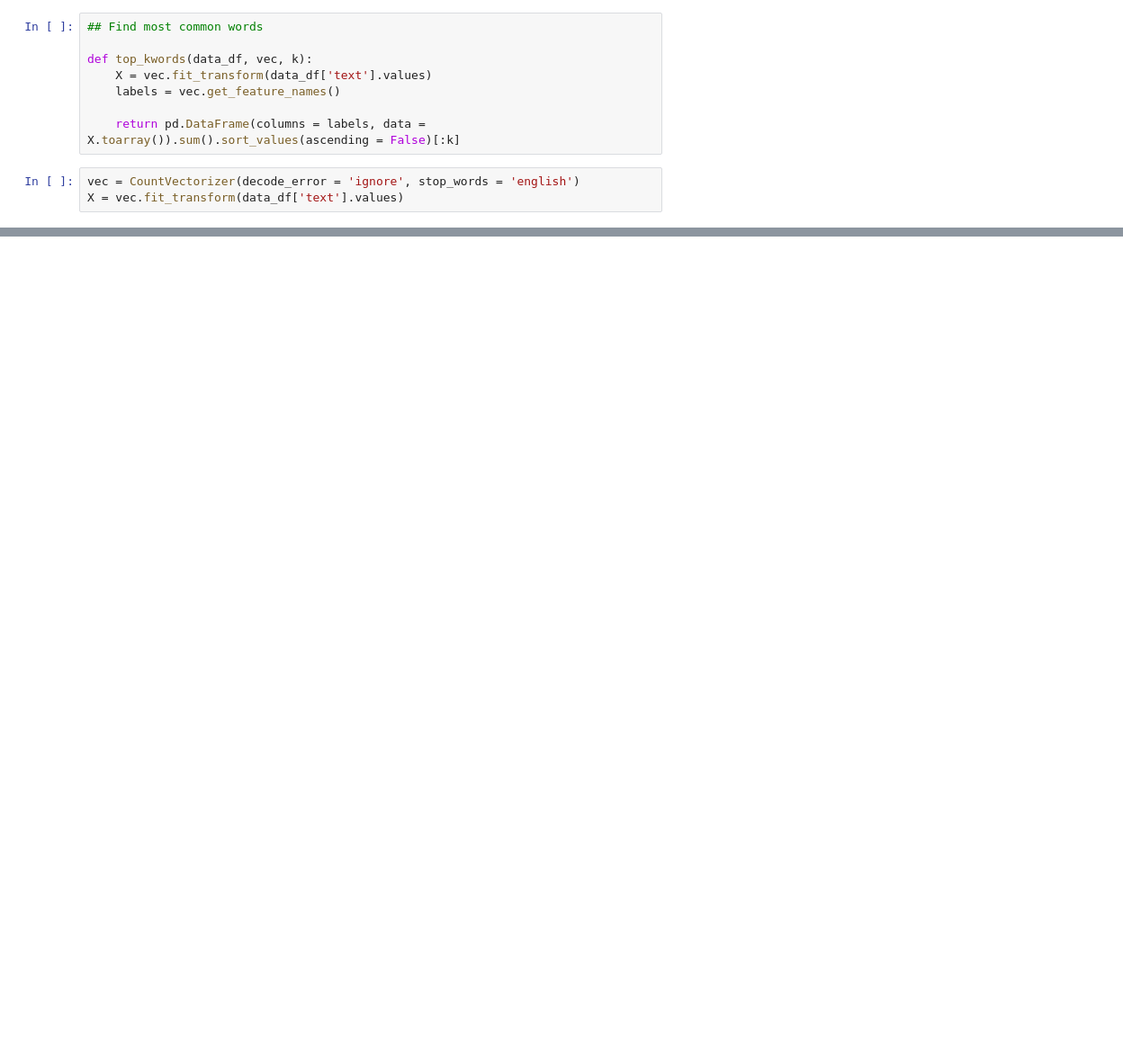
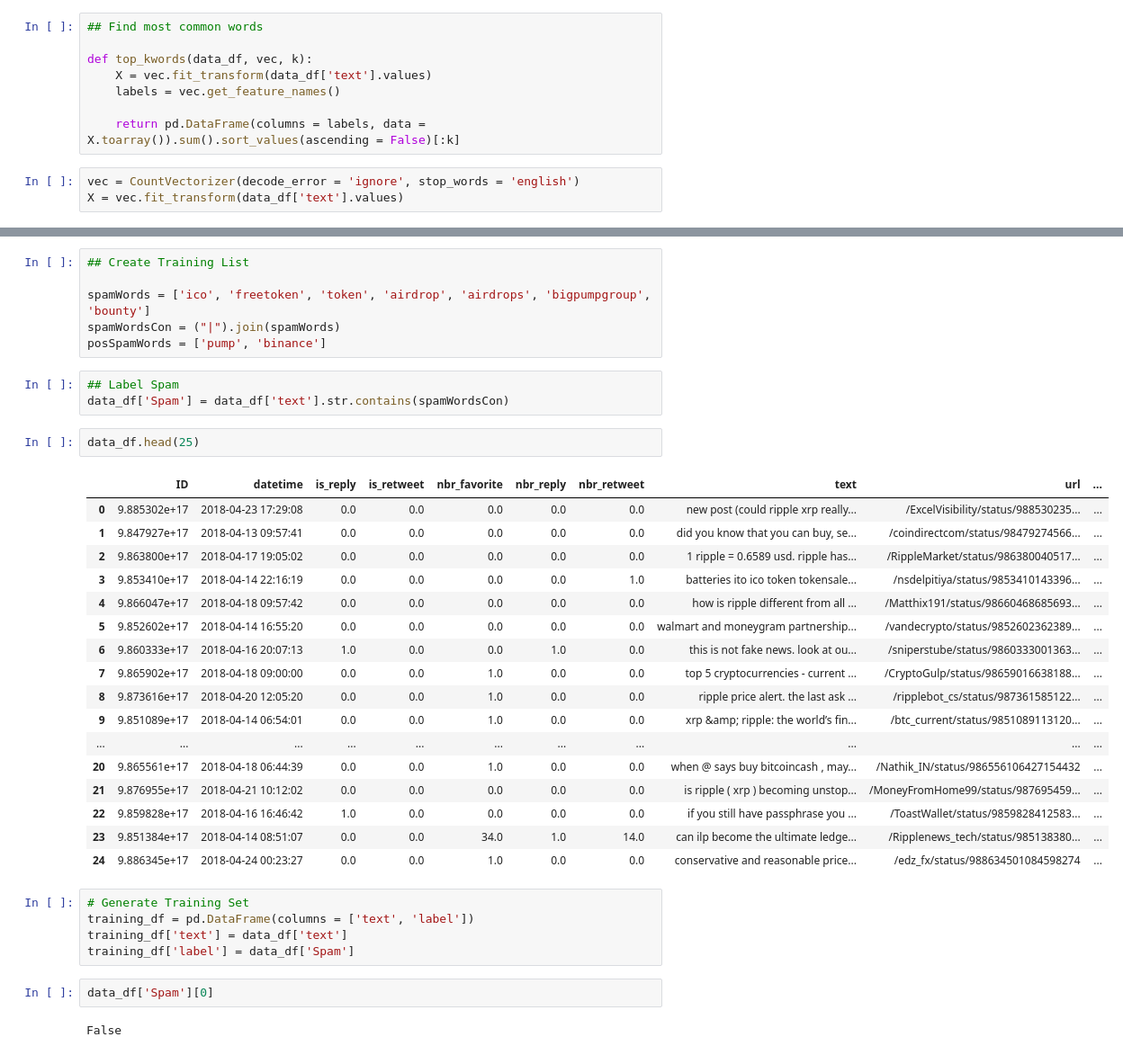
Before and after one commit to bfine9618/cis519proj, a Jupyter notebook: SpamFilter.ipynb, the cells around one changed output, grey strips where cells are left out. Shown: that part at 90% size. Saved outputs shown, nothing was run; the diff lists cells and outputs as text; blank space fills up the shorter version.

Commit message:
Worked on spam filter

```diff
--- a/SpamFilter.ipynb
+++ b/SpamFilter.ipynb
@@ -53,0 +99,38 @@ dtype: int64
+# %%
+## Create Training List
+
+spamWords = ['ico', 'freetoken', 'token', 'airdrop', 'airdrops', 'bigpumpgroup', 'bounty']
+spamWordsCon = ("|").join(spamWords)
+posSpamWords = ['pump', 'binance']
+# %%
+## Label Spam
+data_df['Spam'] = data_df['text'].str.contains(spamWordsCon)
+# %%
+data_df.head(25)
+# %% [output]
+|  | ID | datetime | is_reply | is_retweet | nbr_favorite | nbr_reply | nbr_retweet | text | url | ... |
+| 0 | 9.885302e+17 | 2018-04-23 17:29:08 | 0.0 | 0.0 | 0.0 | 0.0 | 0.0 | new post (could ripple xrp really... | /ExcelVisibility/status/988530235... | ... |
+| 1 | 9.847927e+17 | 2018-04-13 09:57:41 | 0.0 | 0.0 | 0.0 | 0.0 | 0.0 | did you know that you can buy, se... | /coindirectcom/status/98479274566... | ... |
+| 2 | 9.863800e+17 | 2018-04-17 19:05:02 | 0.0 | 0.0 | 0.0 | 0.0 | 0.0 | 1 ripple = 0.6589 usd. ripple has... | /RippleMarket/status/986380040517... | ... |
+| 3 | 9.853410e+17 | 2018-04-14 22:16:19 | 0.0 | 0.0 | 0.0 | 0.0 | 1.0 | batteries ito ico token tokensale... | /nsdelpitiya/status/9853410143396... | ... |
+| 4 | 9.866047e+17 | 2018-04-18 09:57:42 | 0.0 | 0.0 | 0.0 | 0.0 | 0.0 | how is ripple different from all ... | /Matthix191/status/98660468685693... | ... |
+| 5 | 9.852602e+17 | 2018-04-14 16:55:20 | 0.0 | 0.0 | 0.0 | 0.0 | 0.0 | walmart and moneygram partnership... | /vandecrypto/status/9852602362389... | ... |
+| 6 | 9.860333e+17 | 2018-04-16 20:07:13 | 1.0 | 0.0 | 0.0 | 1.0 | 0.0 | this is not fake news. look at ou... | /sniperstube/status/9860333001363... | ... |
+| 7 | 9.865902e+17 | 2018-04-18 09:00:00 | 0.0 | 0.0 | 1.0 | 0.0 | 0.0 | top 5 cryptocurrencies - current ... | /CryptoGulp/status/98659016638188... | ... |
+| 8 | 9.873616e+17 | 2018-04-20 12:05:20 | 0.0 | 0.0 | 1.0 | 0.0 | 0.0 | ripple price alert. the last ask ... | /ripplebot_cs/status/987361585122... | ... |
+| 9 | 9.851089e+17 | 2018-04-14 06:54:01 | 0.0 | 0.0 | 1.0 | 0.0 | 0.0 | xrp &amp; ripple: the world’s fin... | /btc_current/status/9851089113120... | ... |
+| ... | ... | ... | ... | ... | ... | ... | ... | ... | ... | ... |
+| 20 | 9.865561e+17 | 2018-04-18 06:44:39 | 0.0 | 0.0 | 1.0 | 0.0 | 0.0 | when @ says buy bitcoincash , may... | /Nathik_IN/status/986556106427154432 | ... |
+| 21 | 9.876955e+17 | 2018-04-21 10:12:02 | 0.0 | 0.0 | 0.0 | 0.0 | 0.0 | is ripple ( xrp ) becoming unstop... | /MoneyFromHome99/status/987695459... | ... |
+| 22 | 9.859828e+17 | 2018-04-16 16:46:42 | 1.0 | 0.0 | 0.0 | 0.0 | 0.0 | if you still have passphrase you ... | /ToastWallet/status/9859828412583... | ... |
+| 23 | 9.851384e+17 | 2018-04-14 08:51:07 | 0.0 | 0.0 | 34.0 | 1.0 | 14.0 | can ilp become the ultimate ledge... | /Ripplenews_tech/status/985138380... | ... |
+| 24 | 9.886345e+17 | 2018-04-24 00:23:27 | 0.0 | 0.0 | 1.0 | 0.0 | 0.0 | conservative and reasonable price... | /edz_fx/status/988634501084598274 | ... |
+# %%
+# Generate Training Set
+training_df = pd.DataFrame(columns = ['text', 'label'])
+training_df['text'] = data_df['text']
+training_df['label'] = data_df['Spam']
+# %%
+data_df['Spam'][0]
+# %% [output]
+False
```
Also changed, not shown: parts of 24 cells of this notebook.
